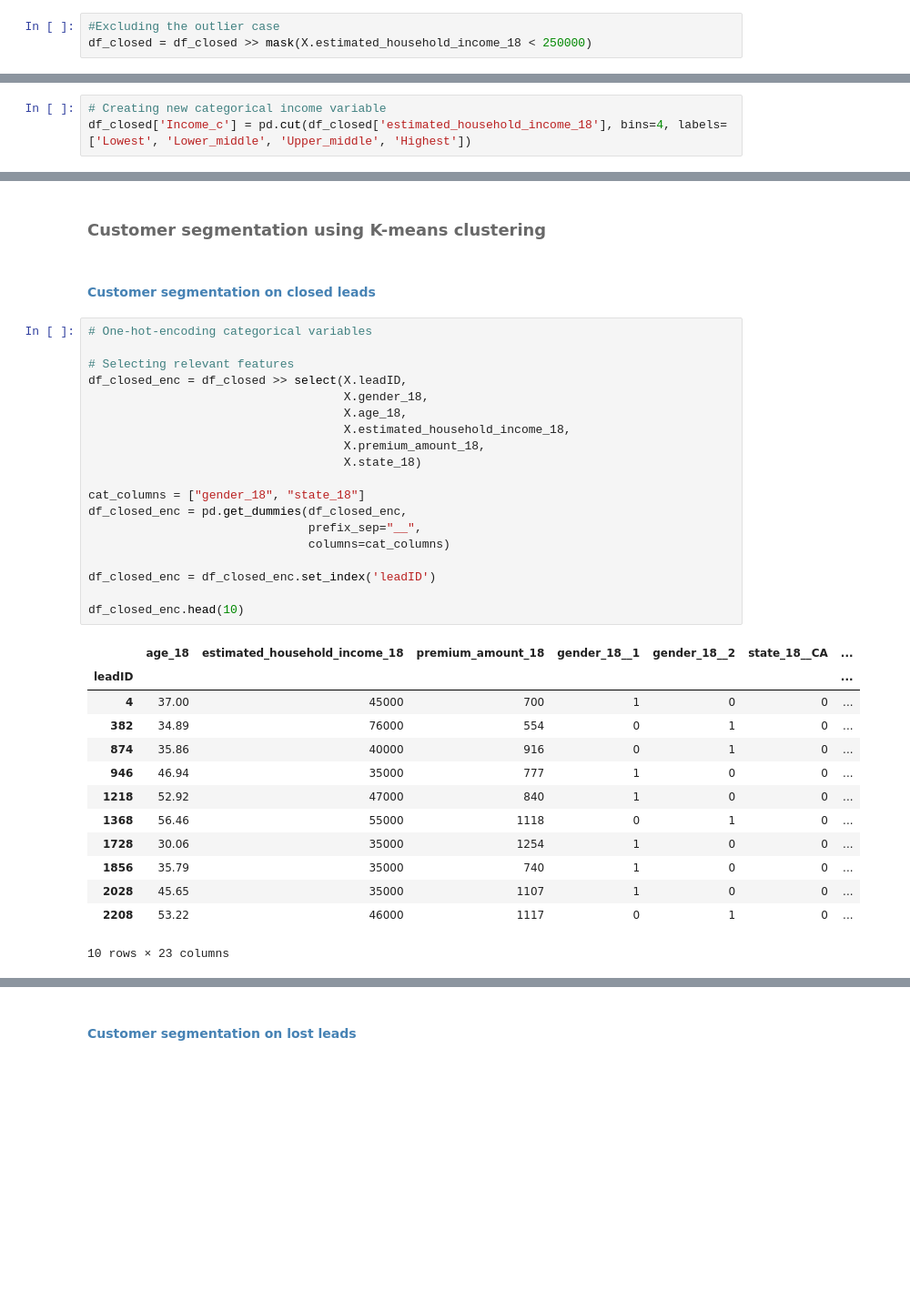
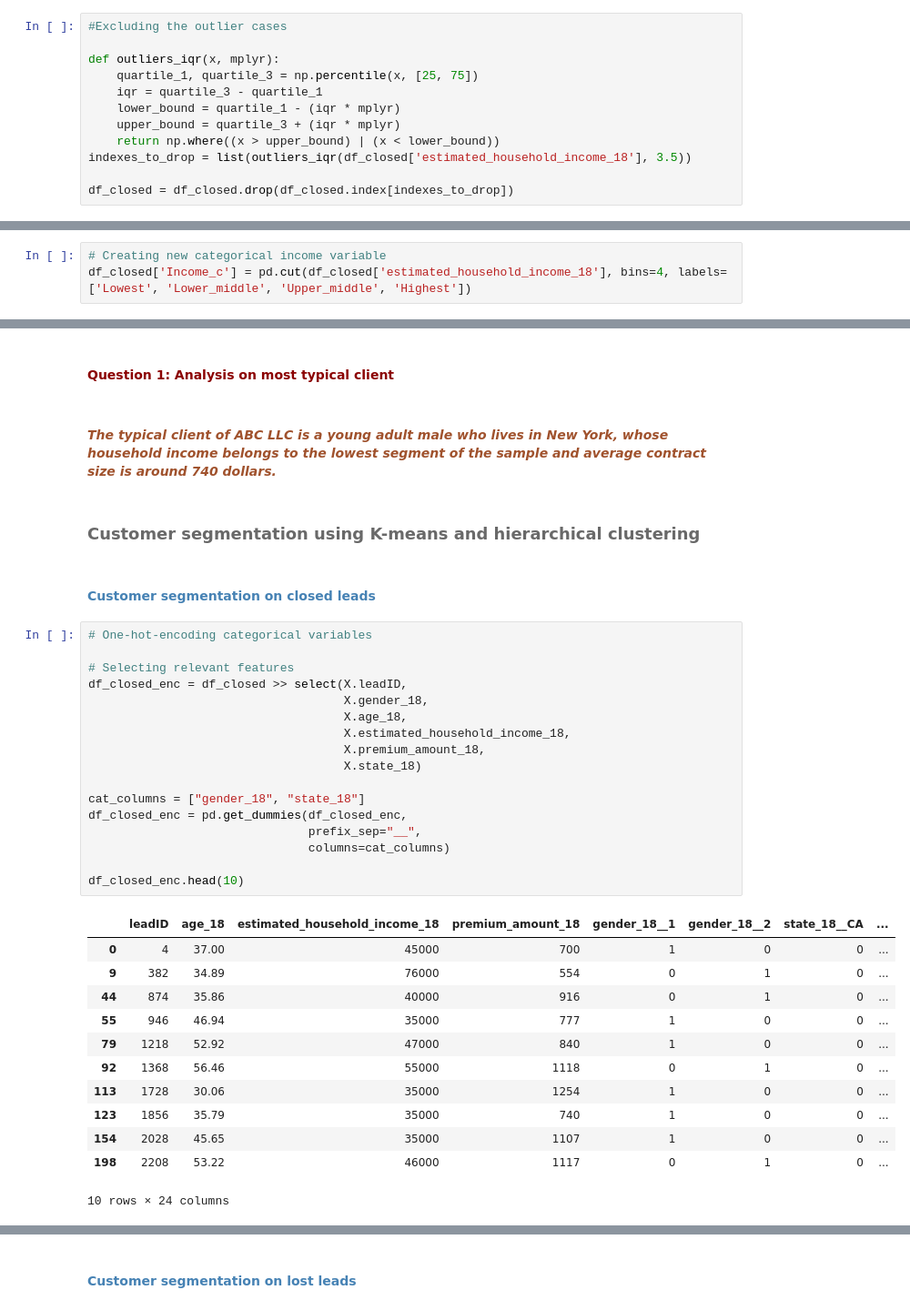
Before and after one commit to ZsoltNagy86/ABC_LLC_Leads, a Jupyter notebook: ABC_LLC_Leads.ipynb, the cells around one changed output, grey strips where cells are left out. Shown at 91% size. Drawn from its saved outputs; the diff is of its cells as text; blank space fills up the shorter version.

```diff
--- a/ABC_LLC_Leads.ipynb
+++ b/ABC_LLC_Leads.ipynb
@@ -185,9 +188,18 @@ sns.boxplot(x="estimated_household_income_18", data=df_closed, orient="v", palet
 # %% [output]
 <matplotlib.axes._subplots.AxesSubplot at 0x...>
 [figure]
-# %%
-#Excluding the outlier case
-df_closed = df_closed >> mask(X.estimated_household_income_18 < 250000)
+# %%
+#Excluding the outlier cases
+
+def outliers_iqr(x, mplyr):
+    quartile_1, quartile_3 = np.percentile(x, [25, 75])
+    iqr = quartile_3 - quartile_1
+    lower_bound = quartile_1 - (iqr * mplyr)
+    upper_bound = quartile_3 + (iqr * mplyr)
+    return np.where((x > upper_bound) | (x < lower_bound))
+indexes_to_drop = list(outliers_iqr(df_closed['estimated_household_income_18'], 3.5))
+
+df_closed = df_closed.drop(df_closed.index[indexes_to_drop])
 # %%
 df_closed.hist('estimated_household_income_18', bins=20, color = "lightsteelblue", ec="teal")
 plt.title('Distribution of HH Income')
@@ -268,37 +280,38 @@ df_typ_cust.sort_values(by='N', ascending=False).head(5)
+# %% [markdown]
+#### <span style="color:darkred"> Question 1: Analysis on most typical client </span>
+# %% [markdown]
+#### <span style="color:sienna"> <i> The typical client of ABC LLC is a young adult male who lives in New York, whose household income belongs to the lowest segment of the sample and average contract size is around 740 dollars. </i></span>
 # %% [markdown]
-### <span style="color:dimgray"> Customer segmentation using K-means clustering </span>
+### <span style="color:dimgray"> Customer segmentation using K-means and hierarchical clustering </span>
 # %% [markdown]
 #### <span style="color:steelblue"> Customer segmentation on closed leads </span>
 # %%
 # One-hot-encoding categorical variables
 
 # Selecting relevant features
 df_closed_enc = df_closed >> select(X.leadID,
                                     X.gender_18,
                                     X.age_18,
                                     X.estimated_household_income_18,
                                     X.premium_amount_18,
                                     X.state_18)
 
 cat_columns = ["gender_18", "state_18"]
 df_closed_enc = pd.get_dummies(df_closed_enc,
                                prefix_sep="__",
                                columns=cat_columns)
 
-df_closed_enc = df_closed_enc.set_index('leadID')
-
 df_closed_enc.head(10)
 # %% [output]
-|  | age_18 | estimated_household_income_18 | premium_amount_18 | gender_18__1 | gender_18__2 | state_18__CA | ... |
-| leadID |  |  |  |  |  |  | ... |
-| 4 | 37.00 | 45000 | 700 | 1 | 0 | 0 | ... |
-| 382 | 34.89 | 76000 | 554 | 0 | 1 | 0 | ... |
-| 874 | 35.86 | 40000 | 916 | 0 | 1 | 0 | ... |
-| 946 | 46.94 | 35000 | 777 | 1 | 0 | 0 | ... |
-| 1218 | 52.92 | 47000 | 840 | 1 | 0 | 0 | ... |
-| 1368 | 56.46 | 55000 | 1118 | 0 | 1 | 0 | ... |
-| 1728 | 30.06 | 35000 | 1254 | 1 | 0 | 0 | ... |
-| 1856 | 35.79 | 35000 | 740 | 1 | 0 | 0 | ... |
-| 2028 | 45.65 | 35000 | 1107 | 1 | 0 | 0 | ... |
-| 2208 | 53.22 | 46000 | 1117 | 0 | 1 | 0 | ... |
+|  | leadID | age_18 | estimated_household_income_18 | premium_amount_18 | gender_18__1 | gender_18__2 | state_18__CA | ... |
+| 0 | 4 | 37.00 | 45000 | 700 | 1 | 0 | 0 | ... |
+| 9 | 382 | 34.89 | 76000 | 554 | 0 | 1 | 0 | ... |
+| 44 | 874 | 35.86 | 40000 | 916 | 0 | 1 | 0 | ... |
+| 55 | 946 | 46.94 | 35000 | 777 | 1 | 0 | 0 | ... |
+| 79 | 1218 | 52.92 | 47000 | 840 | 1 | 0 | 0 | ... |
+| 92 | 1368 | 56.46 | 55000 | 1118 | 0 | 1 | 0 | ... |
+| 113 | 1728 | 30.06 | 35000 | 1254 | 1 | 0 | 0 | ... |
+| 123 | 1856 | 35.79 | 35000 | 740 | 1 | 0 | 0 | ... |
+| 154 | 2028 | 45.65 | 35000 | 1107 | 1 | 0 | 0 | ... |
+| 198 | 2208 | 53.22 | 46000 | 1117 | 0 | 1 | 0 | ... |
-10 rows × 23 columns
+10 rows × 24 columns
```
Also changed, not shown: parts of 38 cells of this notebook, 2 other files.
